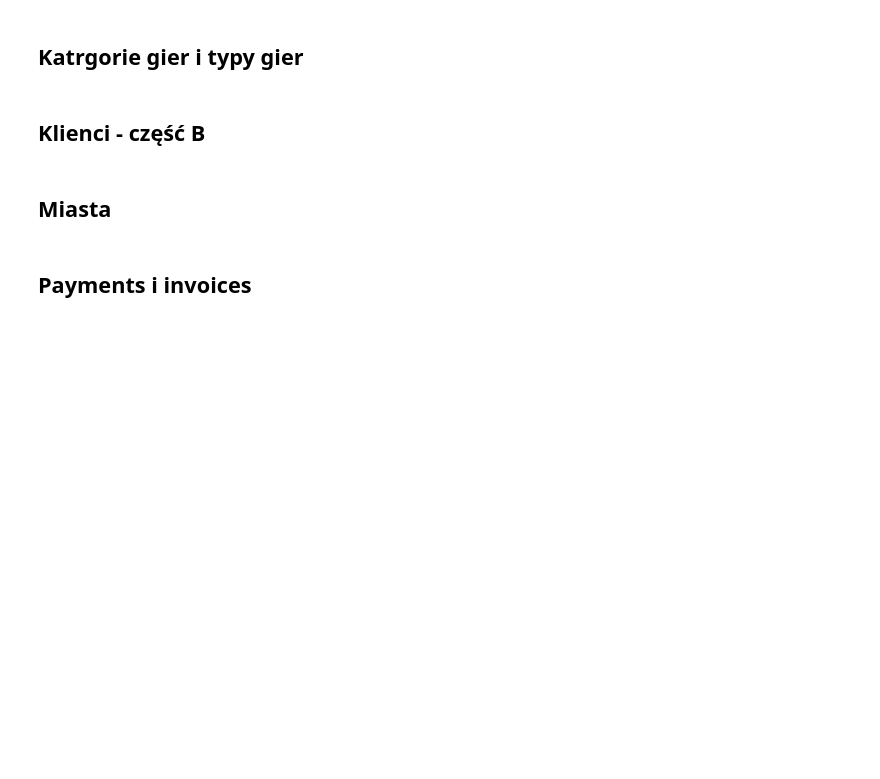
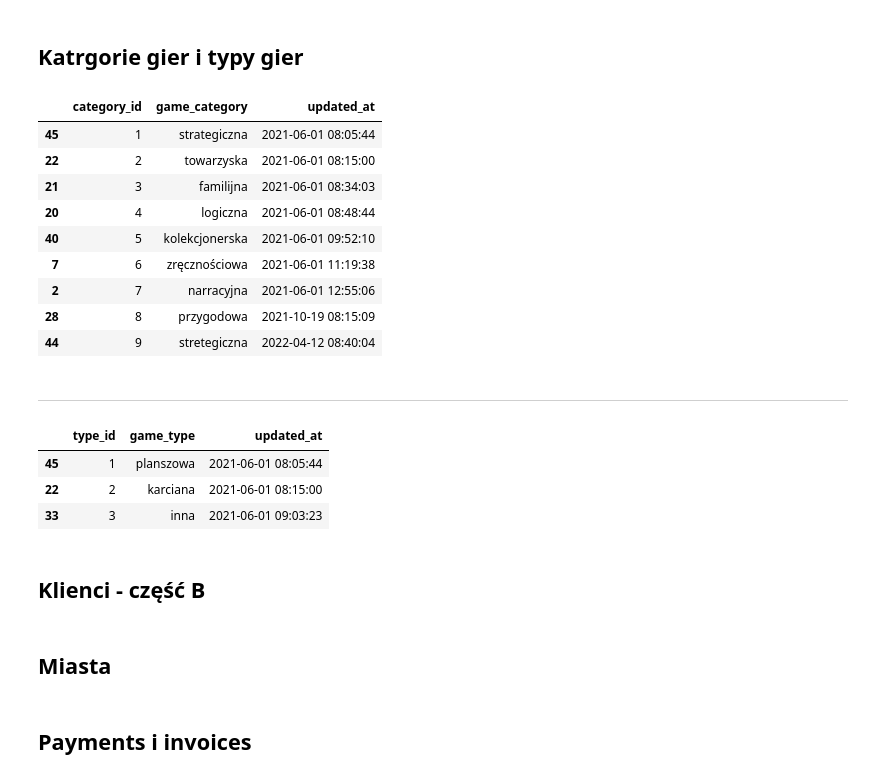
Before and after one commit to o-Mateo-o/geeks-and-dragons-db, a Jupyter notebook: notebooks/attempts/gen.ipynb, the cells around one changed output. Drawn from its saved outputs; the diff is of its cells as text; code cells hidden in the pictures; blank space fills up the shorter version.

```diff
--- a/notebooks/attempts/gen.ipynb
+++ b/notebooks/attempts/gen.ipynb
@@ -829,2 +829,25 @@ games.head()
 # %% [markdown]
 ## Katrgorie gier i typy gier
+# %%
+def game_categories_df_generator(games_df):
+    df = games_df[['category', 'updated_at']].drop_duplicates('category', keep='first')
+    df.rename(columns={'category': 'game_category'}, inplace=True)
+    df['category_id'] = id_generator(df.shape[0])
+    df = df.reindex(['category_id', 'game_category', 'updated_at'], axis=1)
+    return df
+# %%
+game_categories = game_categories_df_generator(games)
+game_categories
+# %% [output]
+|  | category_id | game_category | updated_at |
+| 45 | 1 | strategiczna | 2021-06-01 08:05:44 |
+| 22 | 2 | towarzyska | 2021-06-01 08:15:00 |
+| 21 | 3 | familijna | 2021-06-01 08:34:03 |
+| 20 | 4 | logiczna | 2021-06-01 08:48:44 |
+| 40 | 5 | kolekcjonerska | 2021-06-01 09:52:10 |
+| 7 | 6 | zręcznościowa | 2021-06-01 11:19:38 |
+| 2 | 7 | narracyjna | 2021-06-01 12:55:06 |
+| 28 | 8 | przygodowa | 2021-10-19 08:15:09 |
+| 44 | 9 | stretegiczna | 2022-04-12 08:40:04 |
+# %% [markdown]
+--------
@@ -831,3 +861,11 @@ games.head()
+# %%
+game_types = game_types_df_generator(games)
+game_types
+# %% [output]
+|  | type_id | game_type | updated_at |
+| 45 | 1 | planszowa | 2021-06-01 08:05:44 |
+| 22 | 2 | karciana | 2021-06-01 08:15:00 |
+| 33 | 3 | inna | 2021-06-01 09:03:23 |
 # %% [markdown]
 ## Klienci - część B
 # %% [markdown]
```
Also changed, not shown: parts of 18 cells of this notebook.
